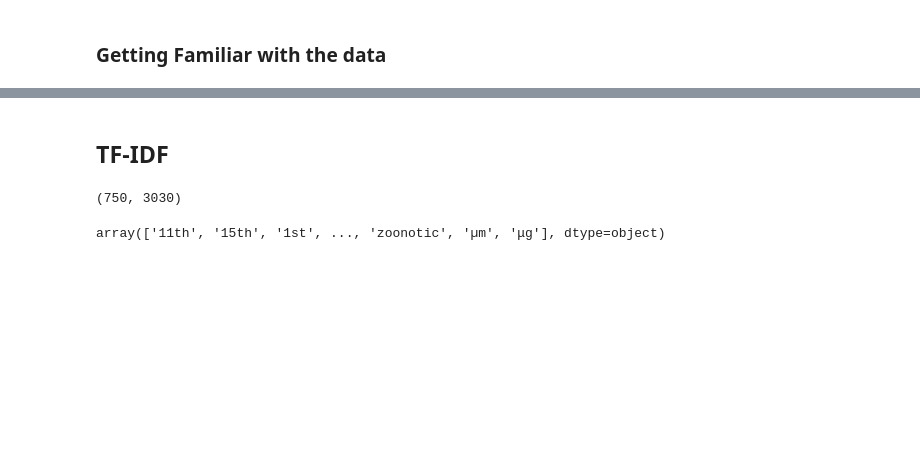
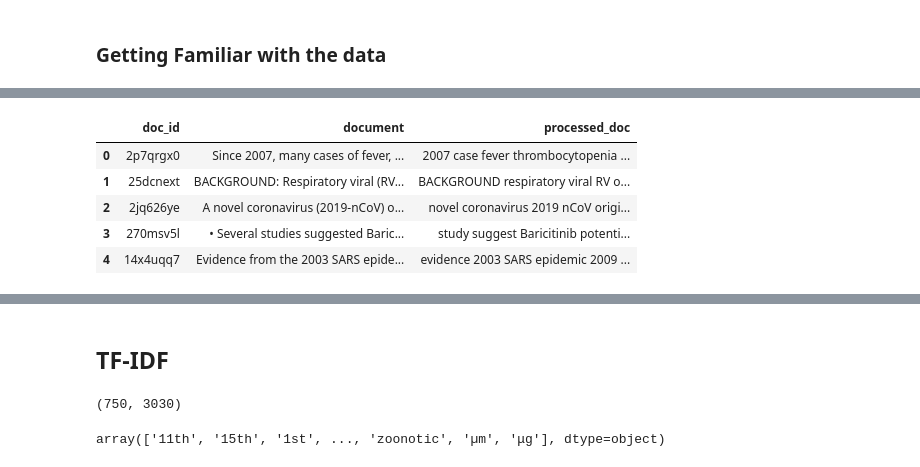
Before and after one commit to aeirya/information-retrieval-course, a Jupyter notebook: hw1/information_retrieval_hw1.ipynb, the cells around one changed output, grey strips where cells are left out. Drawn from its saved outputs; the diff is of its cells as text; code cells hidden in the pictures; blank space fills up the shorter version.

```diff
--- a/hw1/information_retrieval_hw1.ipynb
+++ b/hw1/information_retrieval_hw1.ipynb
@@ -40,0 +48,9 @@ queries['processed_query'] = queries['query'].apply(preprocess)
+# %%
+docs.head()
+# %% [output]
+|  | doc_id | document | processed_doc |
+| 0 | 2p7qrgx0 | Since 2007, many cases of fever, ... | 2007 case fever thrombocytopenia ... |
+| 1 | 25dcnext | BACKGROUND: Respiratory viral (RV... | BACKGROUND respiratory viral RV o... |
+| 2 | 2jq626ye | A novel coronavirus (2019-nCoV) o... | novel coronavirus 2019 nCoV origi... |
+| 3 | 270msv5l | • Several studies suggested Baric... | study suggest Baricitinib potenti... |
+| 4 | 14x4uqq7 | Evidence from the 2003 SARS epide... | evidence 2003 SARS epidemic 2009 ... |
```
Also changed, not shown: parts of 39 cells of this notebook.
